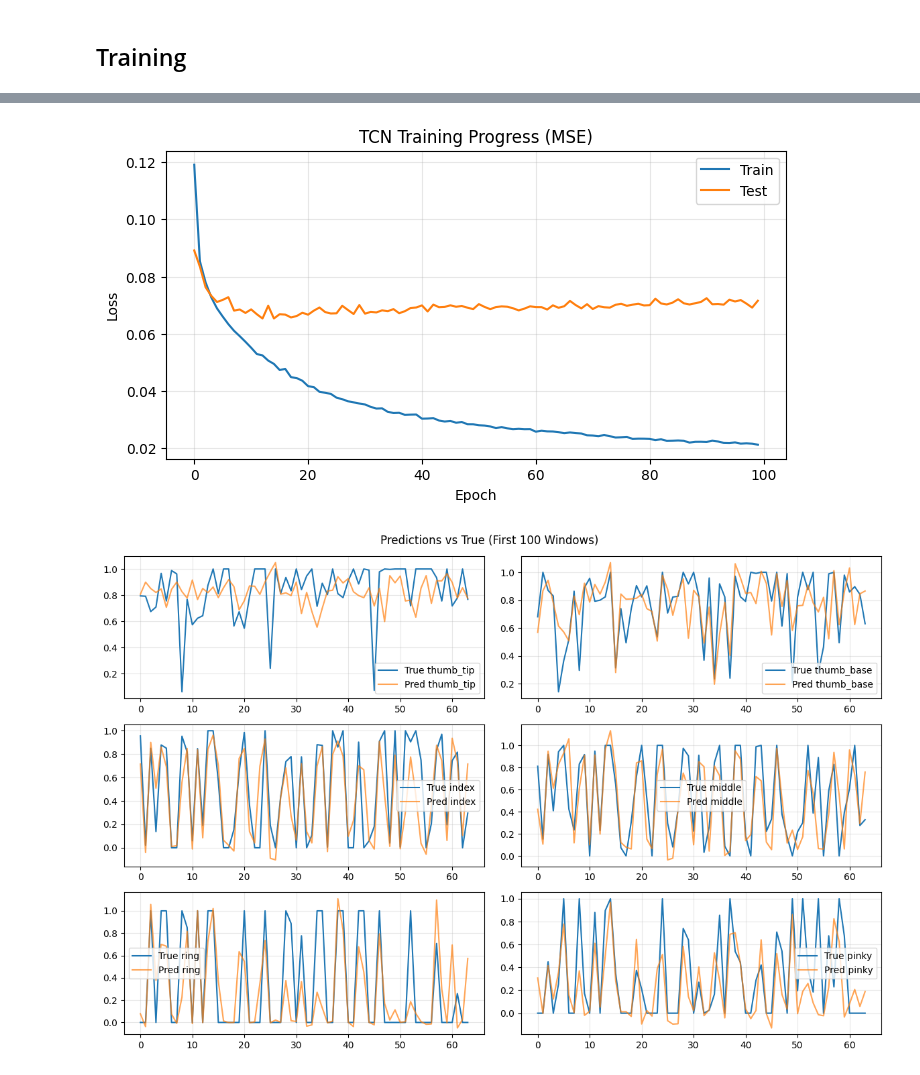
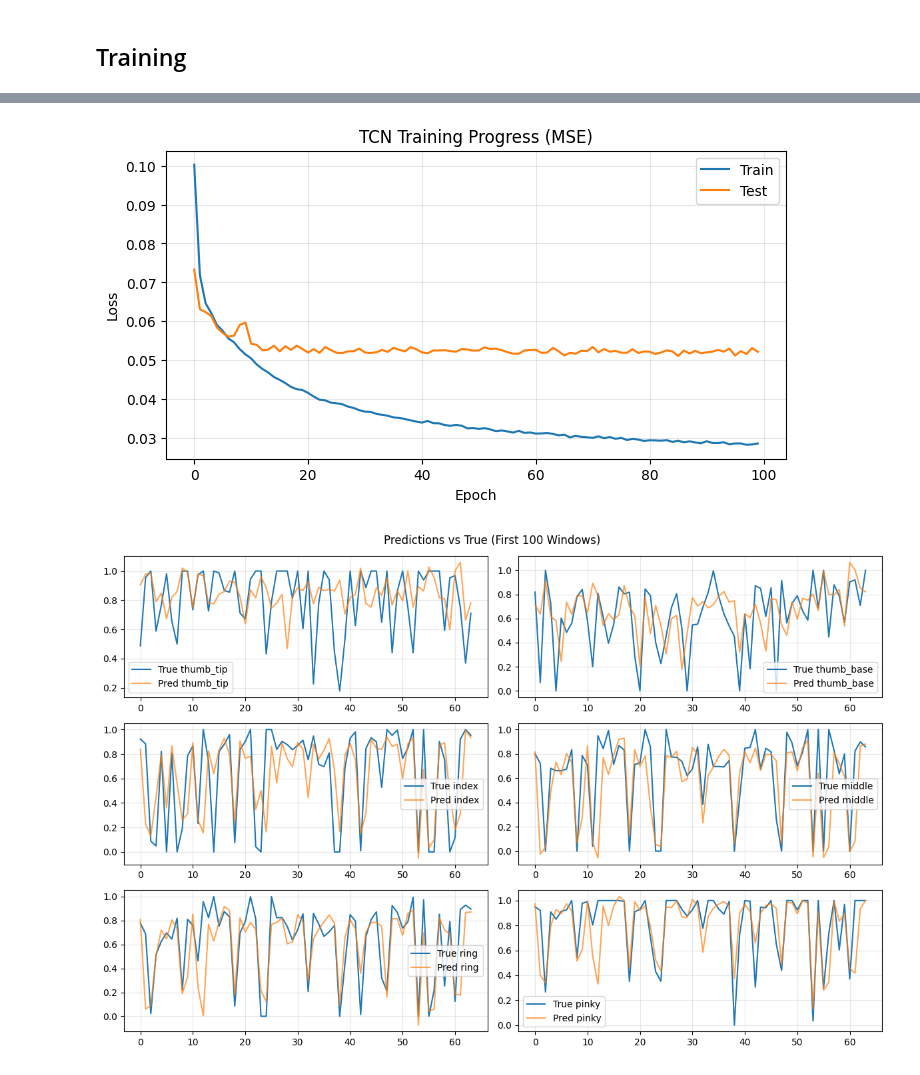
Before and after one commit to CogitoNTNU/Grip, a Jupyter notebook: training/notebooks/TCN.ipynb, the cells around one changed output, grey strips where cells are left out. Cells and saved outputs as stored; diff of their text form; code cells hidden in the pictures.

```diff
--- a/training/notebooks/TCN.ipynb
+++ b/training/notebooks/TCN.ipynb
@@ -35,28 +35,55 @@ GPU Memory: 6.00 GB
 # %% [markdown]
 ## Fetch and clean data
 # %%
-path = os.path.join("../../data", "afras/raw/integrated_data_20251106_213536.csv")
-df = pd.read_csv(path)
+import os
+import glob
+import pandas as pd
+import numpy as np
+
+# Define both directories
+dirs = [
+    # "../../data/afras/raw",
+    "../../data/martin2/raw"
+]
+
+# Collect all CSV file paths
+csv_files = []
+for d in dirs:
+    csv_files.extend(glob.glob(os.path.join(d, "integrated_data_*.csv")))
+
+print(f"Found {len(csv_files)} CSV files:")
+for f in csv_files:
+    print(" -", f)
+
+# Read and concatenate all files
+df_list = [pd.read_csv(f) for f in csv_files]
+df = pd.concat(df_list, ignore_index=True)
 
 print("="*60)
-print("RAW DATA INFO")
+print("RAW DATA INFO (combined)")
 print("="*60)
-print(f"Original shape: {df.shape}")
+print(f"Total combined shape: {df.shape}")
 print(f"Columns: {list(df.columns)}")
 print(f"\nFirst 3 rows:\n{df.head(3)}")
 
-numeric_columns = ['iteration', 'env0', 'raw0', 'env1', 'raw1', 'env2', 'raw2', 'env3', 'raw3',
-                   'thumb_tip', 'thumb_base', 'index', 'middle', 'ring', 'pinky']
+# Define numeric columns
+numeric_columns = [
+    'iteration', 'env0', 'raw0', 'env1', 'raw1', 'env2', 'raw2', 'env3', 'raw3',
+    'thumb_tip', 'thumb_base', 'index', 'middle', 'ring', 'pinky'
+]
 
+# Convert to numeric
 for col in numeric_columns:
     if col in df.columns:
         df[col] = pd.to_numeric(df[col], errors='coerce')
 
+# Drop corrupted rows
 df_clean = df.dropna(subset=numeric_columns)
 
 print(f"\nRows removed (corrupted/missing data): {len(df) - len(df_clean)}")
 print(f"Clean data shape: {df_clean.shape}")
 
+# Convert to numpy array
 data = df_clean[numeric_columns].values.astype(np.float32)
 
 print(f"\nFinal numeric data shape: {data.shape}")
@@ -452,30 +486,30 @@ plt.legend()
 plt.grid(True, alpha=0.3)
 plt.show()
 # %% [output]
-[figure, old version]
+[figure, new version]
 # %%
 model.eval()
 with torch.no_grad():
     xb, yb = next(iter(test_loader))
     xb, yb = xb.to(device), yb.to(device)
     preds = model(xb).cpu().numpy()
     true = yb.cpu().numpy()
 
-y_true = np.concatenate(true, axis=0)
-y_pred = np.concatenate(preds, axis=0)
+y_true = true
+y_pred = preds
 
 finger_names = ['thumb_tip', 'thumb_base', 'index', 'middle', 'ring', 'pinky']
 
 plt.figure(figsize=(12, 8))
 for i, name in enumerate(finger_names):
     plt.subplot(3, 2, i+1)
     plt.plot(true[:100, i], label=f"True {name}")
     plt.plot(preds[:100, i], label=f"Pred {name}", alpha=0.7)
     plt.legend()
     plt.grid(True, alpha=0.3)
 plt.suptitle("Predictions vs True (First 100 Windows)")
 plt.tight_layout()
 plt.show()
 # %% [output]
-[figure, old version]
+[figure, new version]
 # %%
```
Also changed, not shown: parts of 12 cells of this notebook.
